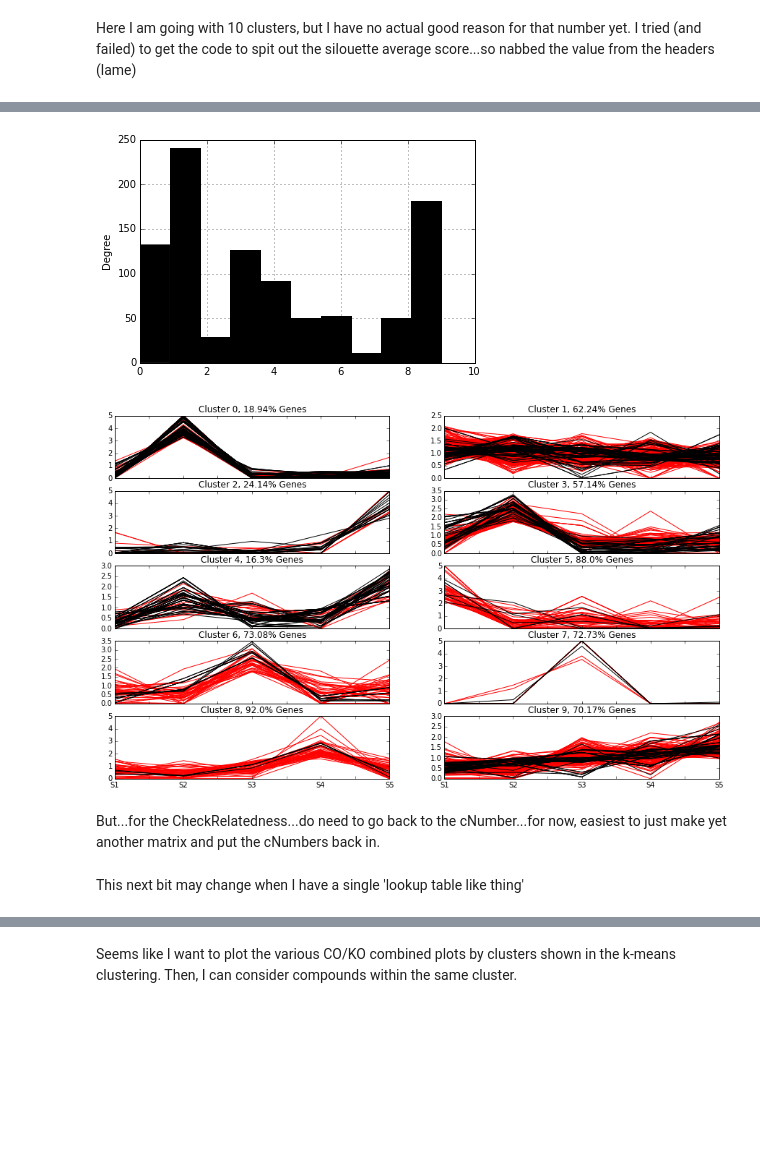
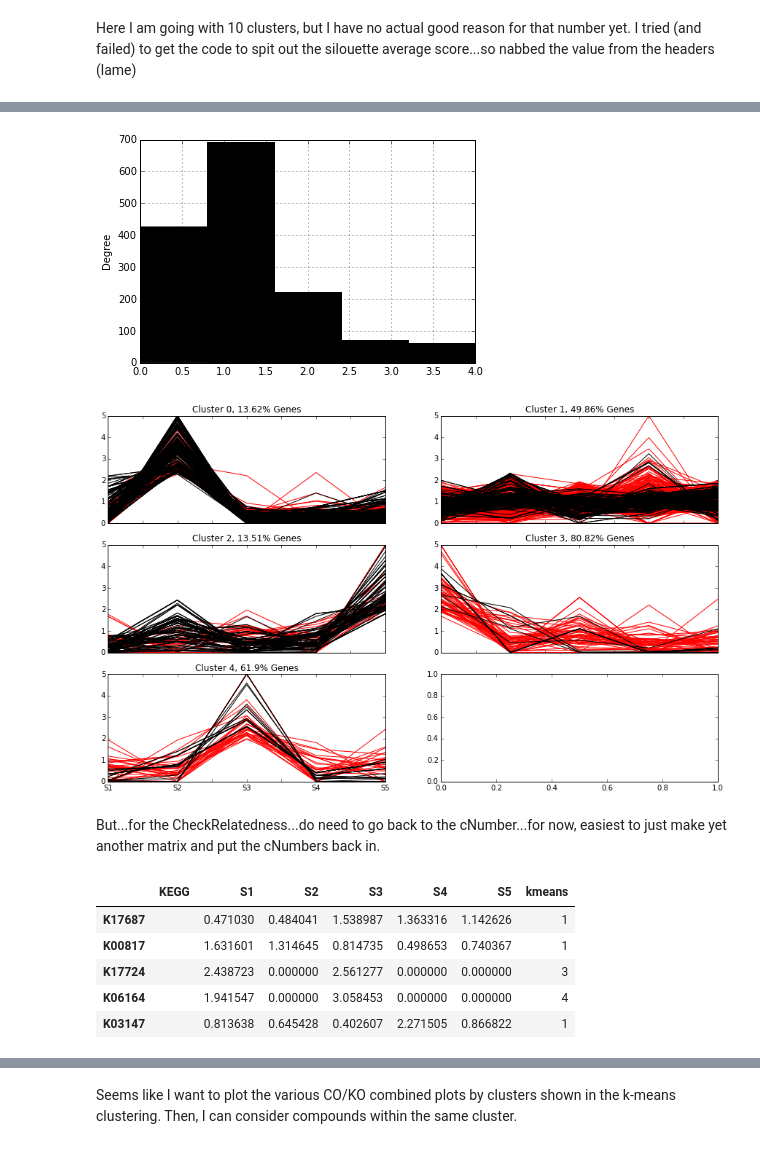
Before and after one commit to KujawinskiLaboratory/NB_Distribution, a Jupyter notebook: Linking CO and KOs.KL.ipynb, the cells around one changed output, grey strips where cells are left out. Drawn from its saved outputs; the diff is of its cells as text; code cells hidden in the pictures; blank space fills up the shorter version.

```diff
--- a/Linking CO and KOs.KL.ipynb
+++ b/Linking CO and KOs.KL.ipynb
@@ -175,9 +170,9 @@ def NormalizeToMax(DF):
     return out
 
 #several options for normalizing the data
-CO_Norm2Mean=NormalizeToMean(CO_RawData) #this is what gets used in the original code
+CO_Norm2Mean=NormalizeToMean(CO_RawData_pruned) #this is what gets used in the original code
 KO_Norm2Mean=NormalizeToMean(KO_RawData) #this is what gets used in the original code
-CO_Norm2Max=NormalizeToMax(CO_RawData)
+CO_Norm2Max=NormalizeToMax(CO_RawData_pruned)
 KO_Norm2Max=NormalizeToMax(KO_RawData)
 
 cmap=pal.colorbrewer.sequential.YlOrRd_5.get_mpl_colormap()
@@ -217,2 +212,3 @@ fig.savefig('Coefficent of Variation')
 # %%
 KO_limited_Norm2Mean=KO_Norm2Mean.loc[AllKO].dropna()
+CO_limited_Norm2Mean = CO_Norm2Mean.dropna() #already 'limited' this before the normalization
@@ -244,6 +215,3 @@ newCO_forNormToMean = newCO_forNormToMean.drop('inList',1)
-# %%
-#ending up back at Harriet's original name for this
-CO_limited_Norm2Mean=newCO_forNormToMean.dropna()
 # %%
 from sklearn.metrics import silhouette_samples, silhouette_score
 
@@ -429,6 +397,6 @@ plt.xlim(-1,20)
 # %%
 #setting # of clusters manually, also some good options with lower # of clusters I think
-useClusters = 10
+useClusters = 5
 # %%
 #do the K-means clustering with the final # of clusters
 CcoClust=kmeanCluster(Combined_KO_CO_MeanNorm, useClusters) #was 18
@@ -438,41 +406,47 @@ CcoClust=kmeanCluster(Combined_KO_CO_MeanNorm, useClusters) #was 18
 # %%
 def PlotKmeansCombined(KmeansPD, kSize=10, figSizeX=1, figSizeY=5, color='k'):
     KmeansPD['kmeans'].plot(kind='hist', bins=kSize, color='k')
     fig,axs=plt.subplots(figSizeX, figSizeY)
     axs=[item for sublist in axs for item in sublist]
     fig.set_size_inches(15,9)
     i=KmeansPD.index
     i=list(i)
     Ks=re.compile('K.*')
     #Cs=re.compile('C.*')
     Cs = re.compile('R.*') #this is the RInumber I created...for the moment, do not need the Cnumber
     C = filter(Cs.search, i)
     K = filter(Ks.search, i)
     Ksplit=KmeansPD.loc[K]
     Csplit=KmeansPD.loc[C]
     for ax, y in zip(axs,range(kSize)):
         KData=Ksplit[Ksplit.kmeans==y].T.drop('kmeans')
         KData.plot(ax=ax, legend=False, grid=False, color='r')
         CData=Csplit[Csplit.kmeans==y].T.drop('kmeans')
         CData.plot(ax=ax, legend=False, grid=False, color='k')
         SumKC=len(KData.T)+len(CData.T)
         KPct=float(len(KData.T))/SumKC*100
         CPct=float(len(CData.T))/SumKC*100
         ax.set_title('Cluster ' + str(y)+ ', ' + str(round(KPct,2))+'% Genes')
     fig.savefig('CombinedKOandCO_Kmeans')
 
 #PlotKmeansCombined(CcoClust,18,3,6, 'r')
-PlotKmeansCombined(CcoClust,useClusters,5,2, 'r')
+PlotKmeansCombined(CcoClust,useClusters,3,2, 'r')
 # %% [output]
-[figure, old version]
+[figure, new version]
-[figure, old version]
+[figure, new version]
 # %% [markdown]
 But...for the CheckRelatedness...do need to go back to the cNumber...for now, easiest to just make yet another matrix and put the cNumbers back in.
-# %% [markdown]
-This next bit may change when I have a single 'lookup table like thing'
 # %%
 forRelatedness = CcoClust.copy(deep=True) #make a copy of the CcoClust data frame
 forRelatedness.insert(0,'KEGG',"") #add a column called 'KEGG'
+forRelatedness.head(5)
+# %% [output]
+|  | KEGG | S1 | S2 | S3 | S4 | S5 | kmeans |
+| K17687 |  | 0.471030 | 0.484041 | 1.538987 | 1.363316 | 1.142626 | 1 |
+| K00817 |  | 1.631601 | 1.314645 | 0.814735 | 0.498653 | 0.740367 | 1 |
+| K17724 |  | 2.438723 | 0.000000 | 2.561277 | 0.000000 | 0.000000 | 3 |
+| K06164 |  | 1.941547 | 0.000000 | 3.058453 | 0.000000 | 0.000000 | 4 |
+| K03147 |  | 0.813638 | 0.645428 | 0.402607 | 2.271505 | 0.866822 | 1 |
 # %%
 for idx in range(0,len(forRelatedness)):
     t = forRelatedness.iloc[idx,:].name
```
Also changed, not shown: parts of 65 cells of this notebook, 6 other files.
